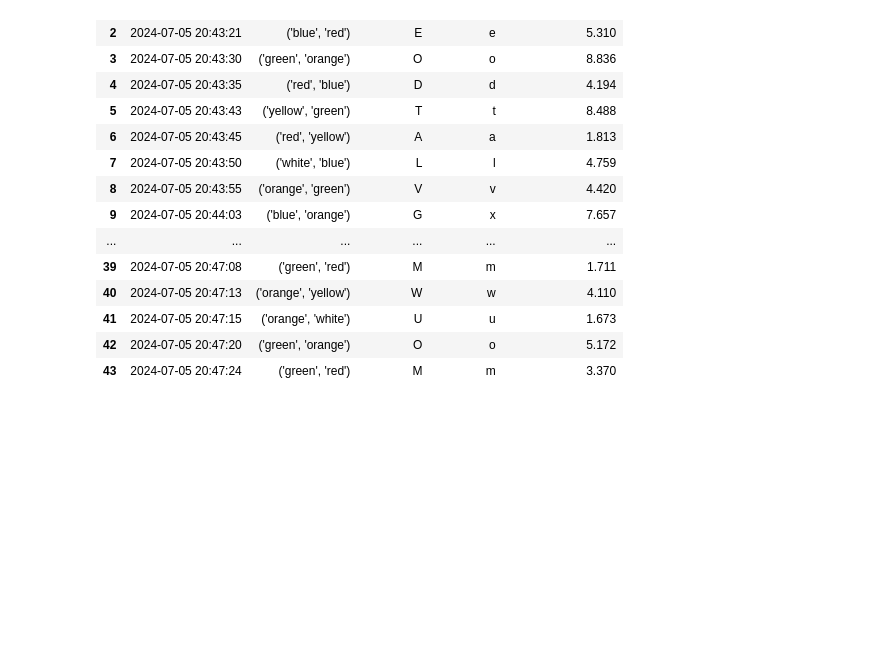
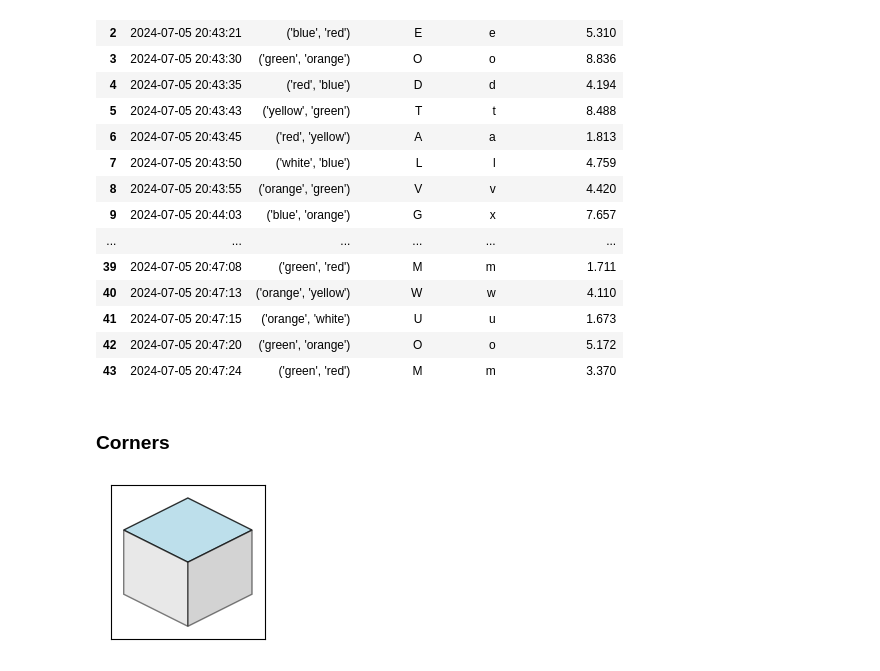
Before and after one commit to vicalbiter/bld-tools, a Jupyter notebook: notebooks/n1_bld_memo.ipynb, the cells around one changed output. Drawn from its saved outputs; the diff is of its cells as text; code cells hidden in the pictures; blank space fills up the shorter version.

Commit message:
add corner drawing fn

```diff
--- a/notebooks/n1_bld_memo.ipynb
+++ b/notebooks/n1_bld_memo.ipynb
@@ -137,3 +140,5 @@ logs
 | 41 | 2024-07-05 20:47:15 | ('orange', 'white') | U | u | 1.673 |
 | 42 | 2024-07-05 20:47:20 | ('green', 'orange') | O | o | 5.172 |
 | 43 | 2024-07-05 20:47:24 | ('green', 'red') | M | m | 3.370 |
+# %% [markdown]
+### Corners
@@ -139,0 +147,41 @@ logs
+# %%
+import matplotlib.pyplot as plt
+from matplotlib.figure import Figure
+from matplotlib.patches import Polygon
+
+def draw_isometric_cube():
+    fig = Figure(figsize=(2, 2))
+    ax = fig.add_subplot(111)
+
+    # Define the vertices of the cube faces
+    top_face = [(0.5, 1), (1, 0.75), (0.5, 0.5), (0, 0.75)]
+    left_face = [(0, 0.75), (0.5, 0.5), (0.5, 0), (0, 0.25)]
+    right_face = [(1, 0.75), (1, 0.25), (0.5, 0), (0.5, 0.5)]
+
+    # Draw each face
+    ax.add_patch(Polygon(top_face, closed=True, edgecolor='black', facecolor='lightblue', alpha=0.8))
+    ax.add_patch(Polygon(left_face, closed=True, edgecolor='black', facecolor='lightgray', alpha=0.5))
+    ax.add_patch(Polygon(right_face, closed=True, edgecolor='black', facecolor='darkgray', alpha=0.5))
+
+    # Remove axis ticks
+    ax.set_xticks([])
+    ax.set_yticks([])
+
+    # Set axis limits
+    ax.set_xlim(-0.1, 1.1)
+    ax.set_ylim(-0.1, 1.1)
+
+    # Ensure equal aspect ratio
+    ax.set_aspect('equal', adjustable='box')
+
+    return fig
+
+# Example usage:
+# fig = draw_isometric_cube()
+# plt.show()
+# %%
+fig = draw_isometric_cube()
+
+fig
+# %% [output]
+[figure, added]
```
Also changed, not shown: parts of 3 cells of this notebook.
